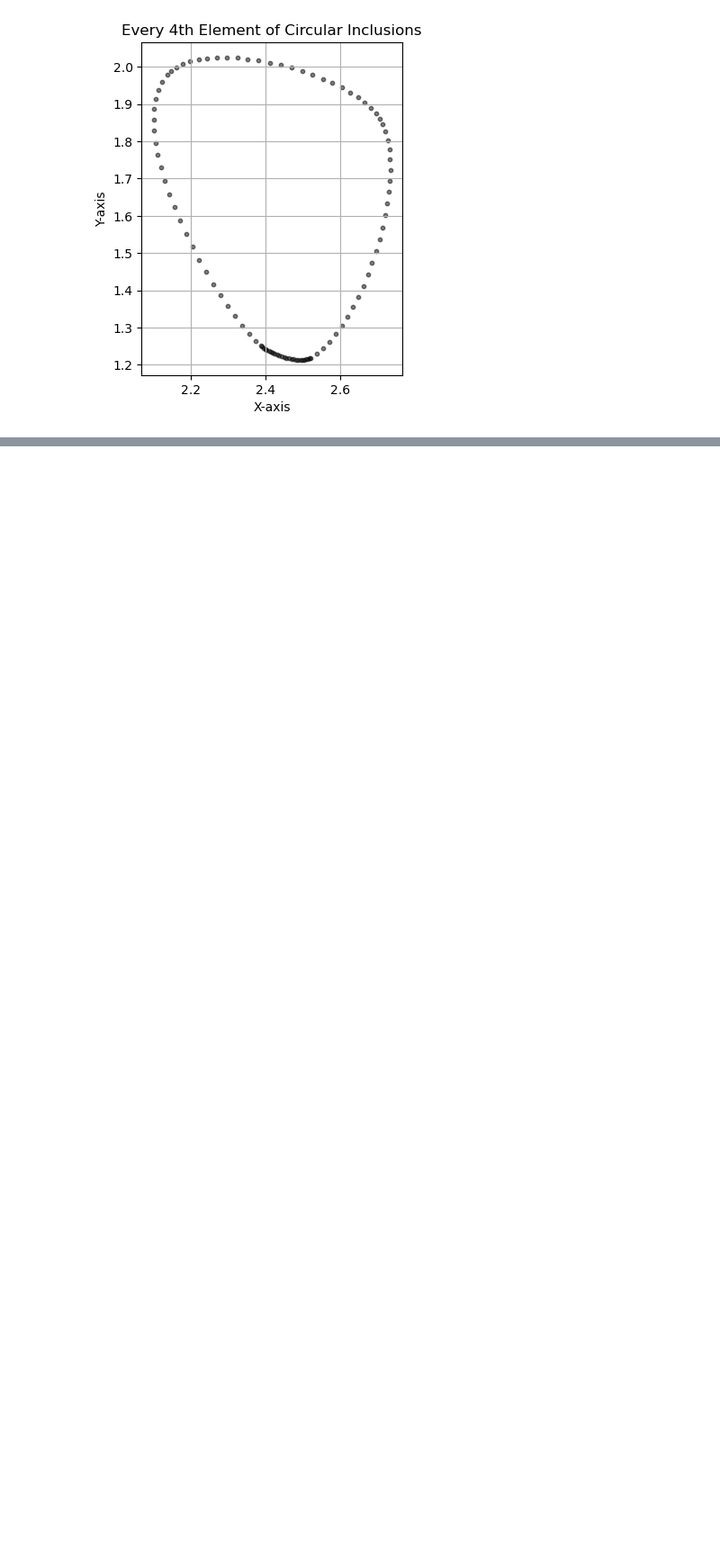
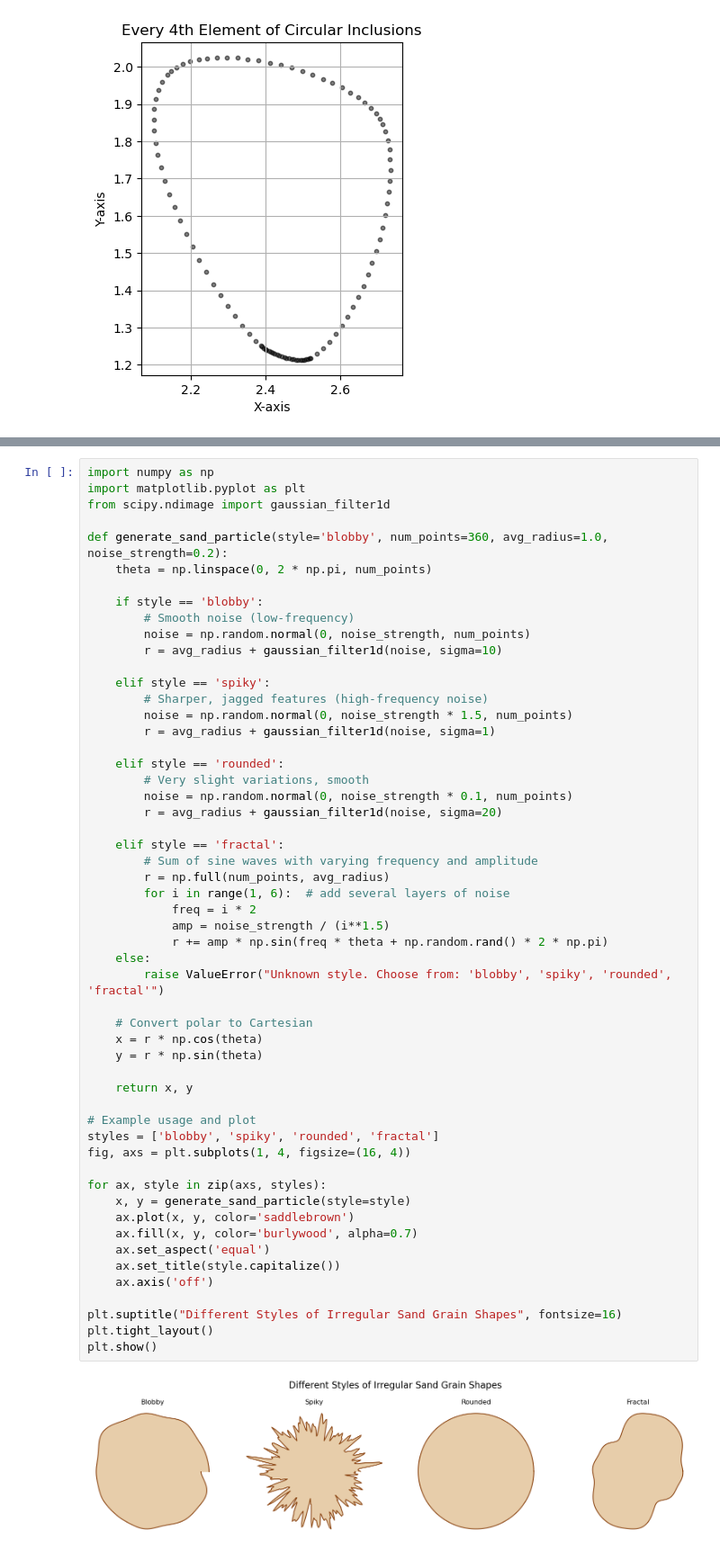
Before and after one commit to tirtho109/SHPSG_test1, a Jupyter notebook: test.ipynb, the cells around one changed output, grey strips where cells are left out. Shown at 90% size. Cells and saved outputs as stored; diff of their text form; blank space fills up the shorter version.

```diff
--- a/test.ipynb
+++ b/test.ipynb
@@ -284,0 +319,56 @@ plt.show()
+# %%
+import numpy as np
+import matplotlib.pyplot as plt
+from scipy.ndimage import gaussian_filter1d
+
+def generate_sand_particle(style='blobby', num_points=360, avg_radius=1.0, noise_strength=0.2):
+    theta = np.linspace(0, 2 * np.pi, num_points)
+
+    if style == 'blobby':
+        # Smooth noise (low-frequency)
+        noise = np.random.normal(0, noise_strength, num_points)
+        r = avg_radius + gaussian_filter1d(noise, sigma=10)
+
+    elif style == 'spiky':
+        # Sharper, jagged features (high-frequency noise)
+        noise = np.random.normal(0, noise_strength * 1.5, num_points)
+        r = avg_radius + gaussian_filter1d(noise, sigma=1)
+
+    elif style == 'rounded':
+        # Very slight variations, smooth
+        noise = np.random.normal(0, noise_strength * 0.1, num_points)
+        r = avg_radius + gaussian_filter1d(noise, sigma=20)
+
+    elif style == 'fractal':
+        # Sum of sine waves with varying frequency and amplitude
+        r = np.full(num_points, avg_radius)
+        for i in range(1, 6):  # add several layers of noise
+            freq = i * 2
+            amp = noise_strength / (i**1.5)
+            r += amp * np.sin(freq * theta + np.random.rand() * 2 * np.pi)
+    else:
+        raise ValueError("Unknown style. Choose from: 'blobby', 'spiky', 'rounded', 'fractal'")
+
+    # Convert polar to Cartesian
+    x = r * np.cos(theta)
+    y = r * np.sin(theta)
+
+    return x, y
+
+# Example usage and plot
+styles = ['blobby', 'spiky', 'rounded', 'fractal']
+fig, axs = plt.subplots(1, 4, figsize=(16, 4))
+
+for ax, style in zip(axs, styles):
+    x, y = generate_sand_particle(style=style)
+    ax.plot(x, y, color='saddlebrown')
+    ax.fill(x, y, color='burlywood', alpha=0.7)
+    ax.set_aspect('equal')
+    ax.set_title(style.capitalize())
+    ax.axis('off')
+
+plt.suptitle("Different Styles of Irregular Sand Grain Shapes", fontsize=16)
+plt.tight_layout()
+plt.show()
+# %% [output]
+[figure, added]
```
Also changed, not shown: parts of 2 cells of this notebook, 11 other files.
